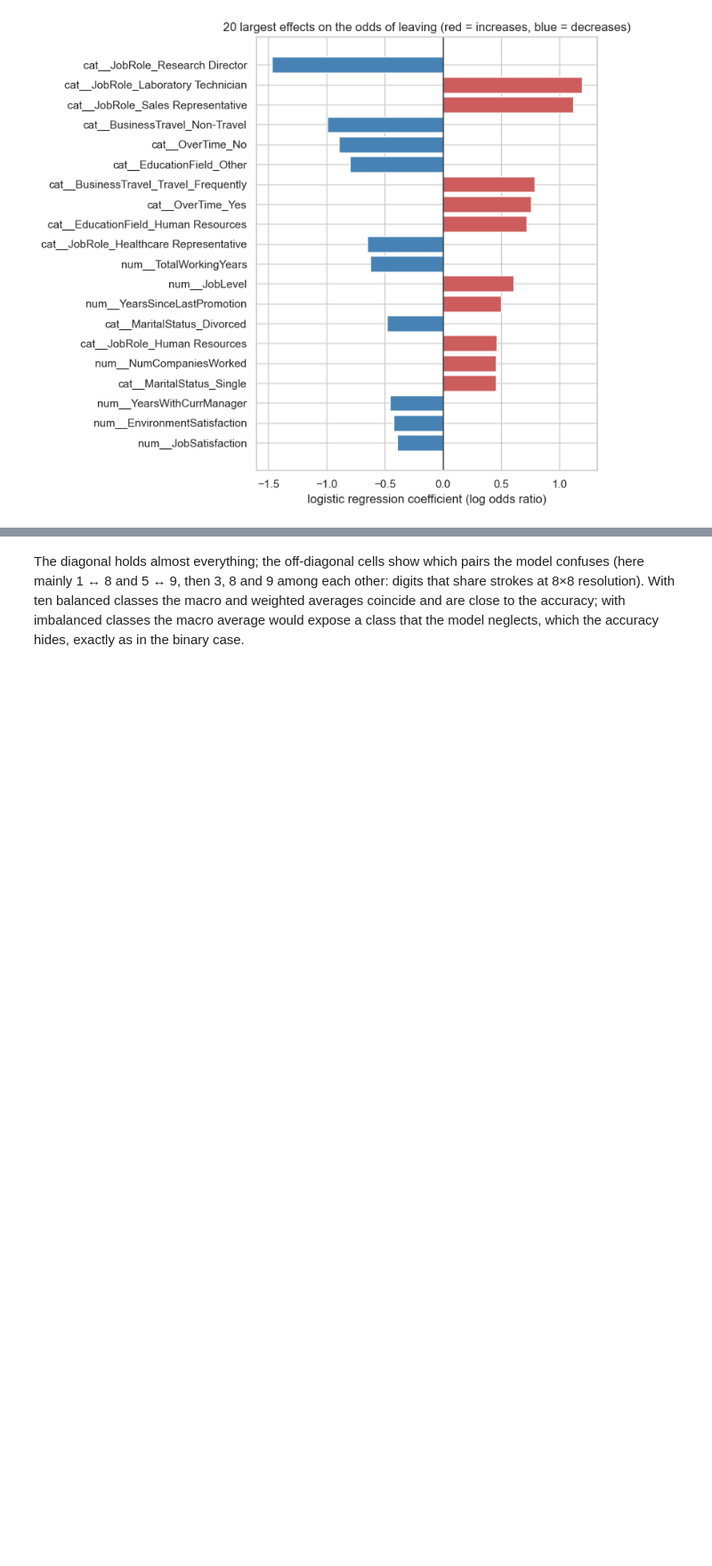
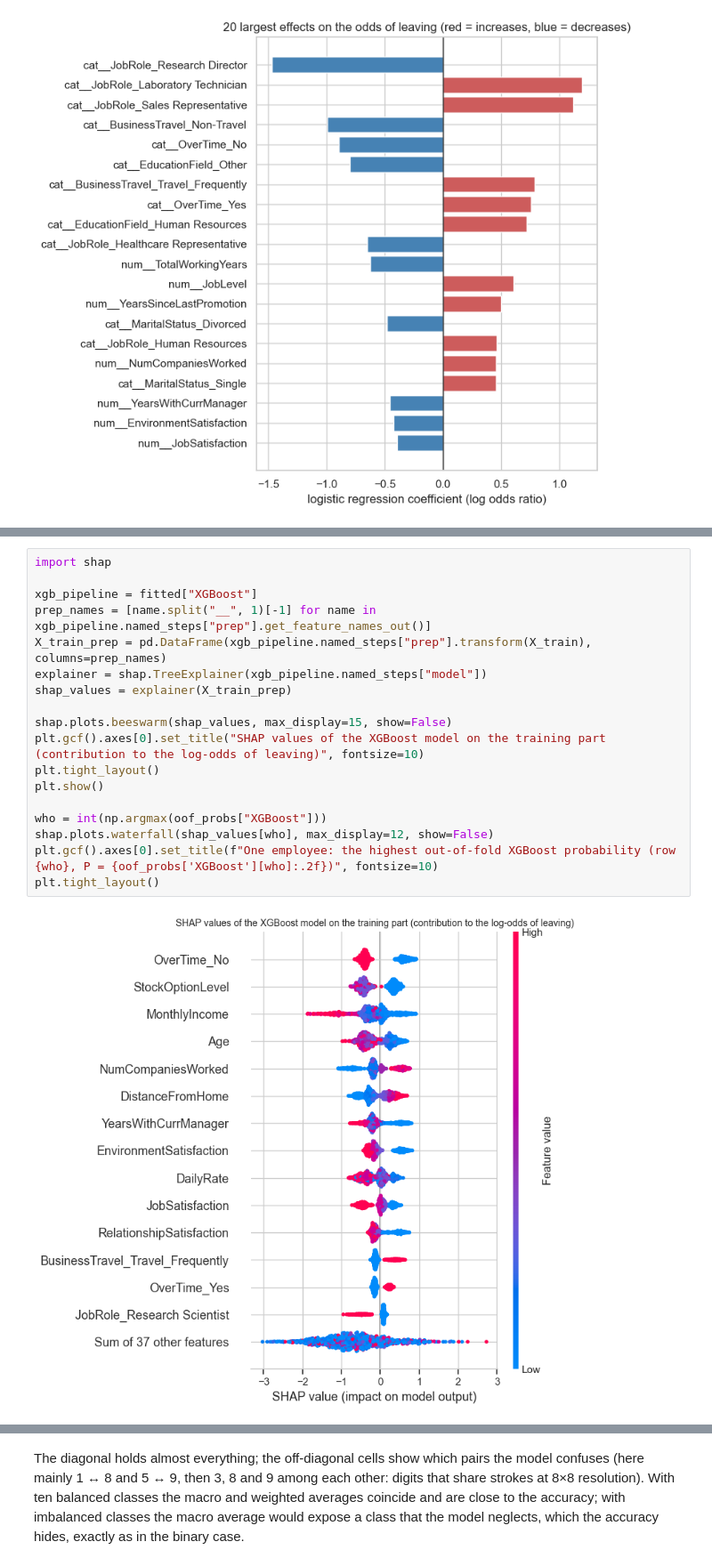
Before and after one commit to francji1/01ADS, a Jupyter notebook: lectures/L04_classification_nn_tl/01ADS_L04_Classification.ipynb, the cells around one changed output, grey strips where cells are left out. Shown at 89% size. Cells and saved outputs as stored; diff of their text form; blank space fills up the shorter version.

```diff
--- a/lectures/L04_classification_nn_tl/01ADS_L04_Classification.ipynb
+++ b/lectures/L04_classification_nn_tl/01ADS_L04_Classification.ipynb
@@ -1043,0 +1102,20 @@ Job role dominates (laboratory technicians and sales representatives leave more
+# %%
+import shap
+
+xgb_pipeline = fitted["XGBoost"]
+prep_names = [name.split("__", 1)[-1] for name in xgb_pipeline.named_steps["prep"].get_feature_names_out()]
+X_train_prep = pd.DataFrame(xgb_pipeline.named_steps["prep"].transform(X_train), columns=prep_names)
+explainer = shap.TreeExplainer(xgb_pipeline.named_steps["model"])
+shap_values = explainer(X_train_prep)
+
+shap.plots.beeswarm(shap_values, max_display=15, show=False)
+plt.gcf().axes[0].set_title("SHAP values of the XGBoost model on the training part (contribution to the log-odds of leaving)", fontsize=10)
+plt.tight_layout()
+plt.show()
+
+who = int(np.argmax(oof_probs["XGBoost"]))
+shap.plots.waterfall(shap_values[who], max_display=12, show=False)
+plt.gcf().axes[0].set_title(f"One employee: the highest out-of-fold XGBoost probability (row {who}, P = {oof_probs['XGBoost'][who]:.2f})", fontsize=10)
+plt.tight_layout()
+# %% [output]
+[figure, added]
```
Also changed, not shown: parts of 11 cells of this notebook, 3 other files.
